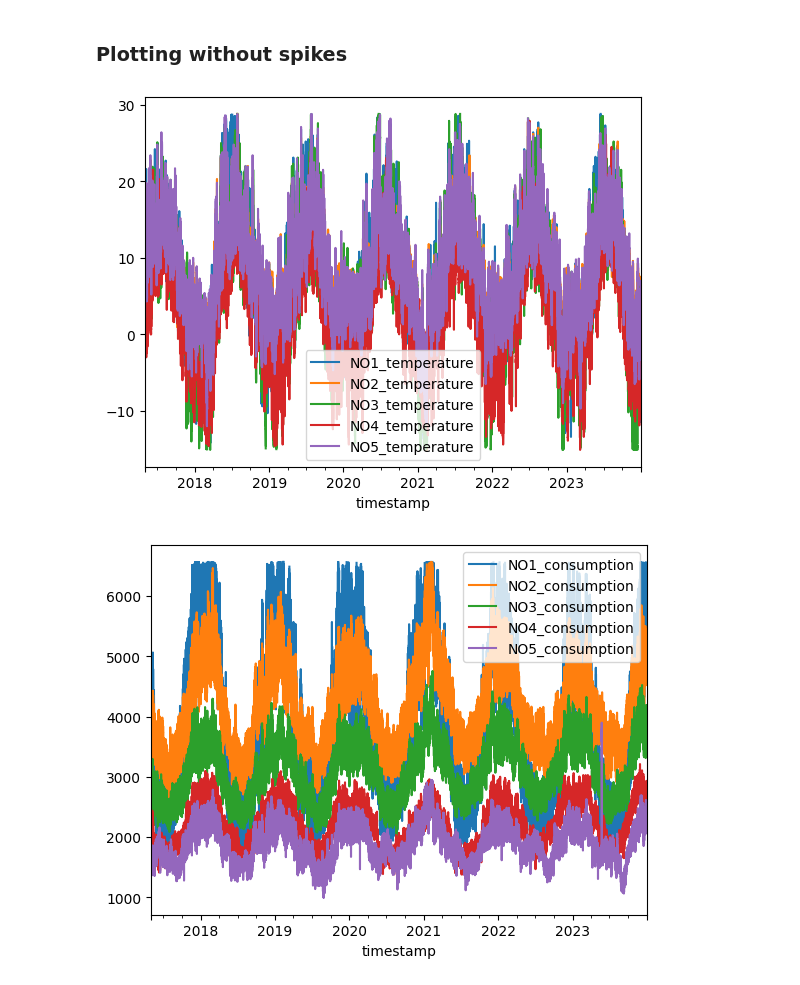
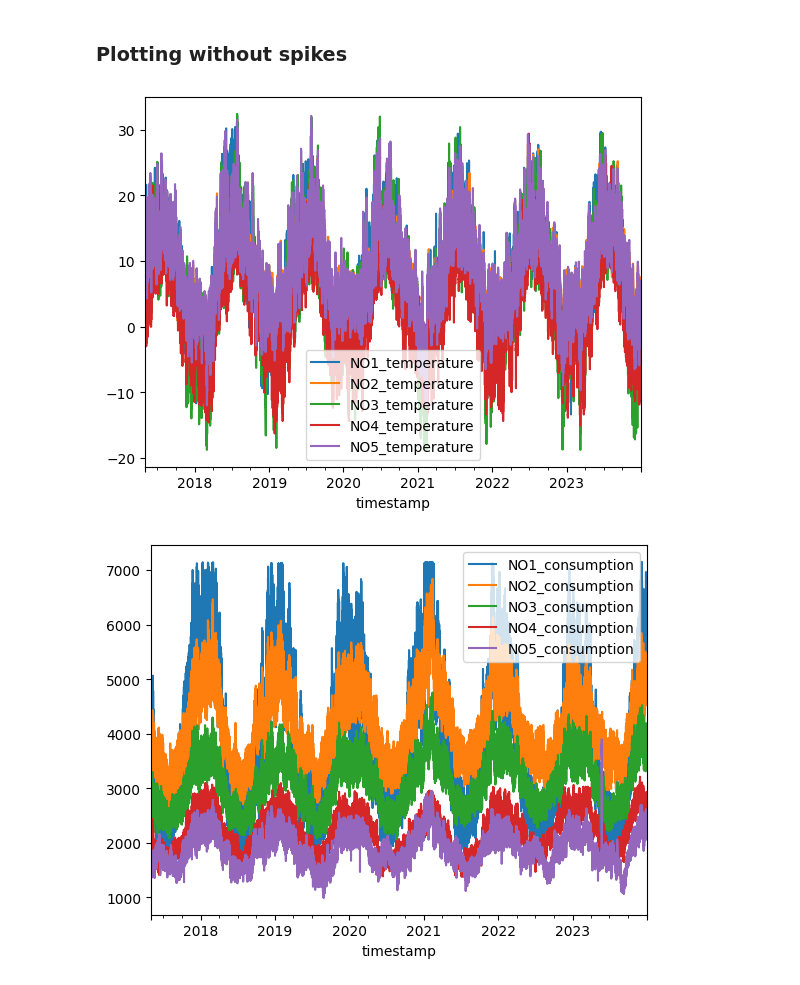
Before and after one commit to jatobro/it3030-deep-learning, a Jupyter notebook: timeseries/feature_engineering.ipynb, the cells around one changed output. Drawn from its saved outputs; the diff is of its cells as text; code cells hidden in the pictures.

```diff
--- a/timeseries/data.ipynb
+++ b/timeseries/feature_engineering.ipynb
@@ -26,8 +42,24 @@ data.set_index('timestamp', inplace=True) # set the timestamp as the index
 # %% [markdown]
 ### Splitting temperature and consumption
 # %%
-temp = data[['NO1_temperature', 'NO2_temperature', 'NO3_temperature', 'NO4_temperature', 'NO5_temperature']]
-cons = data[['NO1_consumption', 'NO2_consumption', 'NO3_consumption', 'NO4_consumption', 'NO5_consumption']]
+temp = data[
+    [
+        "NO1_temperature",
+        "NO2_temperature",
+        "NO3_temperature",
+        "NO4_temperature",
+        "NO5_temperature",
+    ]
+]
+cons = data[
+    [
+        "NO1_consumption",
+        "NO2_consumption",
+        "NO3_consumption",
+        "NO4_consumption",
+        "NO5_consumption",
+    ]
+]
 
-cons.head()
+temp.head()
 # %% [output]
@@ -52,17 +84,14 @@ plt.show()
 # %%
-threshold = 3 # z-score threshold
-
-#TODO: replace spikes with interpolation
-def remove_spikes(data, threshold=3):
+def remove_spikes(data, threshold=3.2):
     tensor = torch.tensor(data.values)
     mean = tensor.mean()
     std = tensor.std()
     z_scores = (tensor - mean) / std
     spike_indices = (z_scores > threshold) | (z_scores < -threshold)
-    tensor[spike_indices] = float('nan')
+    tensor[spike_indices] = float("nan")
     return pd.DataFrame(tensor, index=data.index, columns=data.columns)
 
-# temperature
 
-temp_no_spikes = remove_spikes(temp, threshold)
-cons_no_spikes = remove_spikes(cons, threshold)
+temp_no_spikes = remove_spikes(temp)
+cons_no_spikes = remove_spikes(cons)
+temp_no_spikes.isna().sum(), cons_no_spikes.isna().sum()
@@ -68,0 +113,4 @@ cons_no_spikes = remove_spikes(cons, threshold)
+# %%
+temp_no_spikes = temp_no_spikes.interpolate()
+cons_no_spikes = cons_no_spikes.interpolate()
+temp_no_spikes.isna().sum(), cons_no_spikes.isna().sum()
@@ -69,9 +130,9 @@ cons_no_spikes = remove_spikes(cons, threshold)
 # %% [markdown]
 ### Plotting without spikes
 # %%
-temp_no_spikes.plot(y=temp_no_spikes.columns)
-cons_no_spikes.plot(y=cons_no_spikes.columns)
+temp_no_spikes.plot()
+cons_no_spikes.plot()
 plt.show()
 # %% [output]
-[figure, old version]
+[figure, new version]
-[figure, old version]
+[figure, new version]
```
Also changed, not shown: parts of 13 cells of this notebook, 4 other files.
